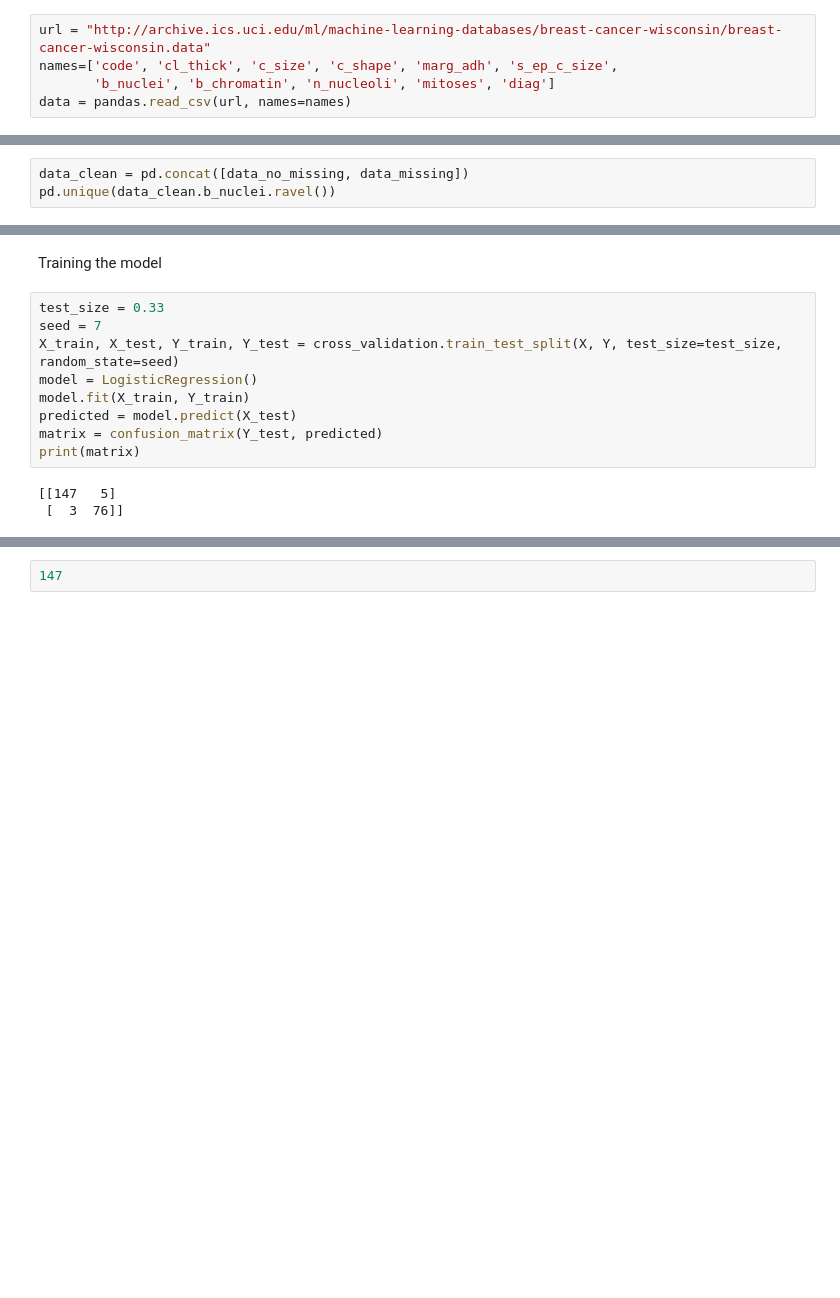
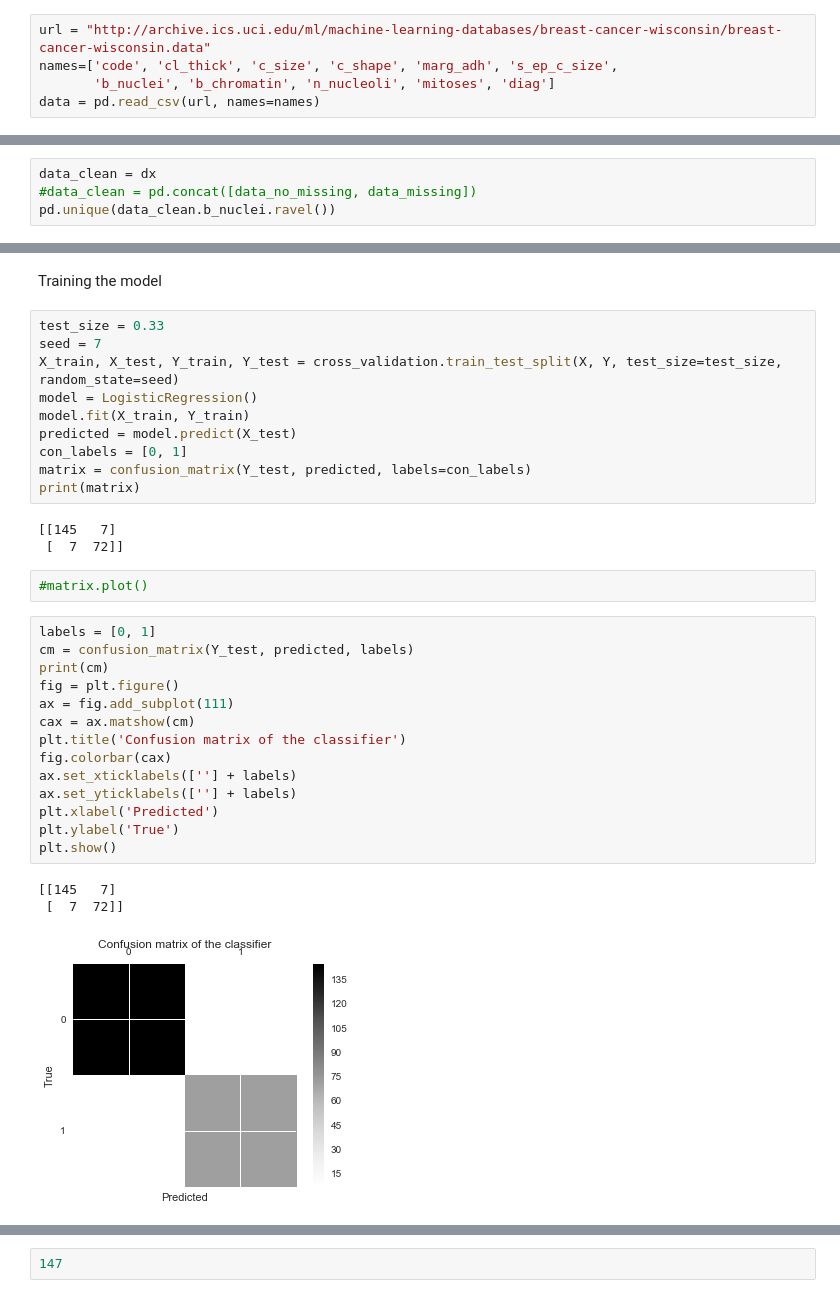
Before and after one commit to sjbgit/ml_intro, a Jupyter notebook: WisconsinBreastCancer/BC - test.ipynb, the cells around one changed output, grey strips where cells are left out. Cells and saved outputs as stored; diff of their text form; blank space fills up the shorter version.

```diff
--- a/WisconsinBreastCancer/BC - test.ipynb
+++ b/WisconsinBreastCancer/BC - test.ipynb
@@ -24,7 +24,7 @@ pd.set_option('precision', 3)
 url = "http://archive.ics.uci.edu/ml/machine-learning-databases/breast-cancer-wisconsin/breast-cancer-wisconsin.data"
 names=['code', 'cl_thick', 'c_size', 'c_shape', 'marg_adh', 's_ep_c_size',
        'b_nuclei', 'b_chromatin', 'n_nucleoli', 'mitoses', 'diag']
-data = pandas.read_csv(url, names=names)
+data = pd.read_csv(url, names=names)
 # %%
 data.drop('code', axis=1, inplace=True)
 data.head()
@@ -105,5 +107,6 @@ array([4])
 # %%
-data_clean = pd.concat([data_no_missing, data_missing])
+data_clean = dx
+#data_clean = pd.concat([data_no_missing, data_missing])
 pd.unique(data_clean.b_nuclei.ravel())
 # %% [output]
 array([ 1, 10,  2,  4,  3,  9,  7,  5,  8,  6])
@@ -184,8 +190,29 @@ X_train, X_test, Y_train, Y_test = cross_validation.train_test_split(X, Y, test_
 model = LogisticRegression()
 model.fit(X_train, Y_train)
 predicted = model.predict(X_test)
-matrix = confusion_matrix(Y_test, predicted)
+con_labels = [0, 1]
+matrix = confusion_matrix(Y_test, predicted, labels=con_labels)
 print(matrix)
 # %% [output]
-[[147   5]
- [  3  76]]
+[[145   7]
+ [  7  72]]
+# %%
+#matrix.plot()
+# %%
+labels = [0, 1]
+cm = confusion_matrix(Y_test, predicted, labels)
+print(cm)
+fig = plt.figure()
+ax = fig.add_subplot(111)
+cax = ax.matshow(cm)
+plt.title('Confusion matrix of the classifier')
+fig.colorbar(cax)
+ax.set_xticklabels([''] + labels)
+ax.set_yticklabels([''] + labels)
+plt.xlabel('Predicted')
+plt.ylabel('True')
+plt.show()
+# %% [output]
+[[145   7]
+ [  7  72]]
+[figure, added]
```
Also changed, not shown: parts of 20 cells of this notebook.
